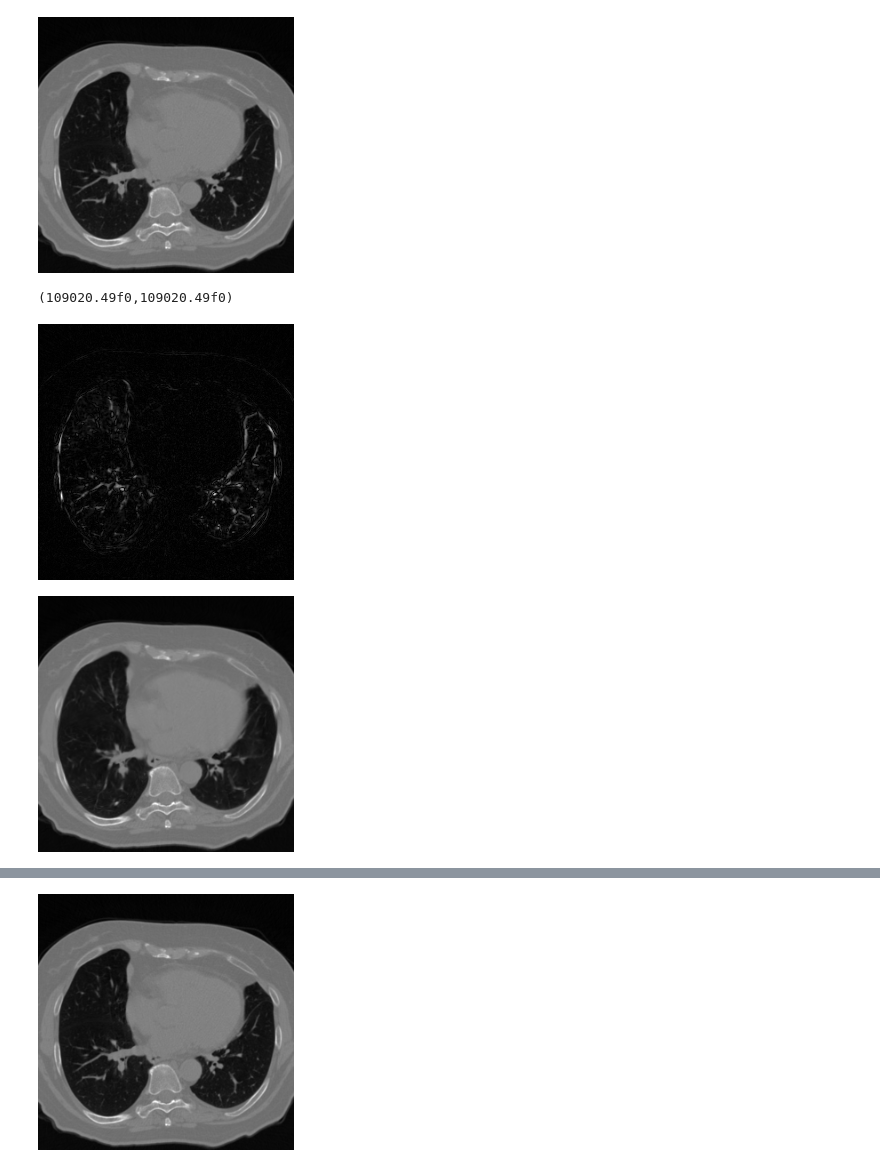
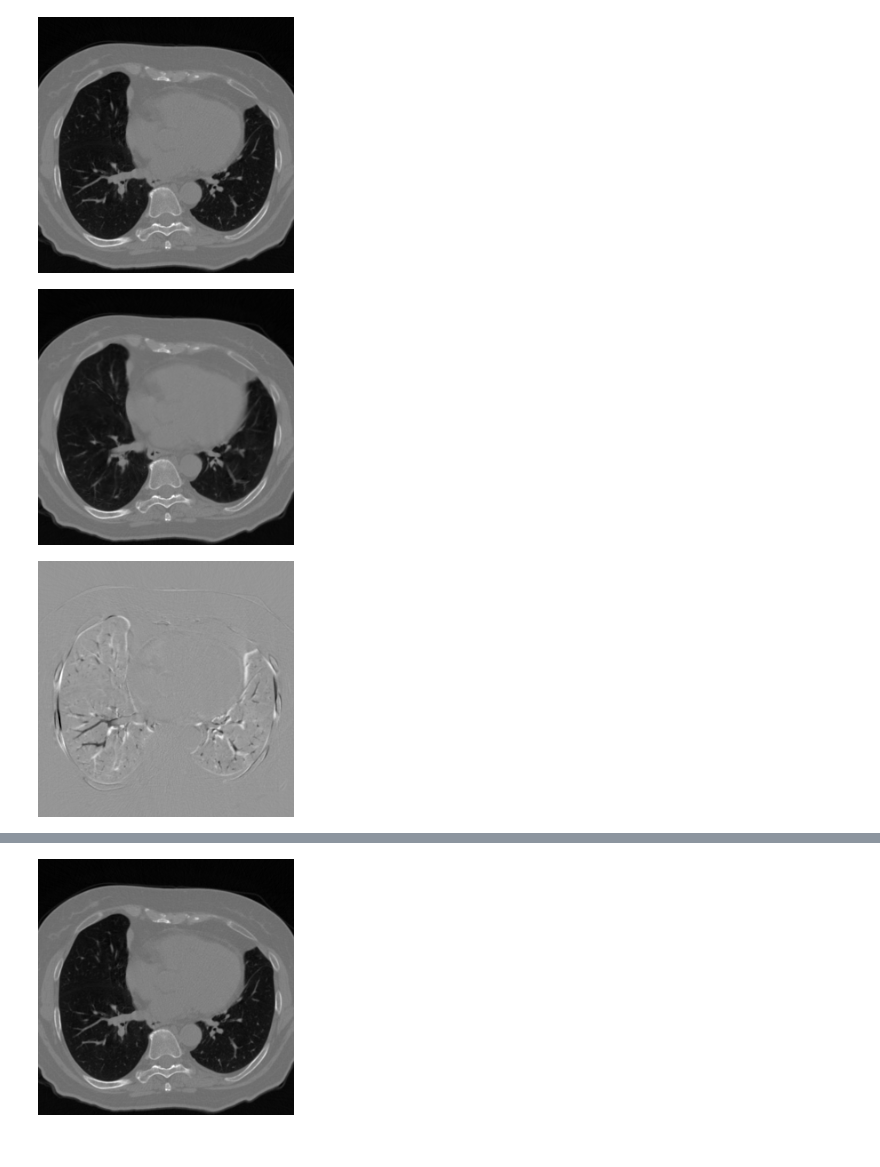
Before and after one commit to 501306162/Hatchery, a Jupyter notebook: notebooks/compare.ipynb, the cells around one changed output, grey strips where cells are left out. Cells and saved outputs as stored; diff of their text form; code cells hidden in the pictures.

```diff
--- a/notebooks/compare.ipynb
+++ b/notebooks/compare.ipynb
@@ -14,12 +7,12 @@ colorview(Gray, img[:,:,60] |> x->x/maximum(x))
+# %%
+# no symmetric constraint
+nii32 = load("../../../Codes/deeds32_deformed.nii")
+img32 = NRIRHOPM.readDIRLab(nii32);
+nii42 = load("../../../Codes/deeds42_deformed.nii")
+img42 = NRIRHOPM.readDIRLab(nii42);
+nii64 = load("../../../Codes/deeds64_deformed.nii")
+img64 = NRIRHOPM.readDIRLab(nii64);
 # %%
 colorview(Gray, fixed[:,:,60] |> x->x/maximum(x))
 # %% [output]
 [figure]
-# %%
-vecnorm(img-fixed)
-# %% [output]
-(109020.49f0,109020.49f0)
-# %%
-colorview(Gray, abs(fixed[:,:,60]-img[:,:,60]) |> x->x/maximum(x))
-# %% [output]
-[figure, removed]
@@ -29,4 +19,8 @@ img32 = NRIRHOPM.readDIRLab(nii32);
 # %%
 colorview(Gray, img32[:,:,60] |> x->x/maximum(x))
 # %% [output]
-[figure, old version]
+[figure, new version]
+# %%
+colorview(Gray, img32[:,:,60]-fixed[:,:,60] |> x->x-minimum(x) |> x->x/maximum(x))
+# %% [output]
+[figure, added]
```
Also changed, not shown: parts of 49 cells of this notebook, 3 other files.
